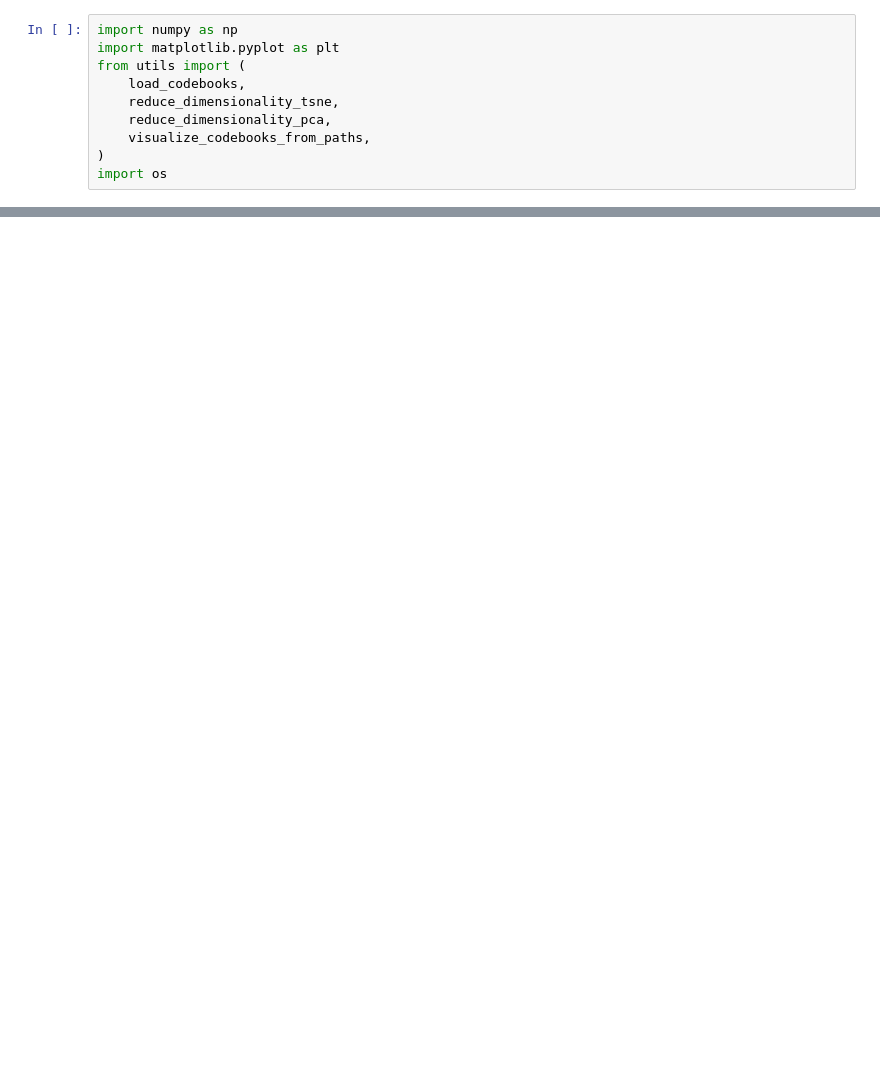
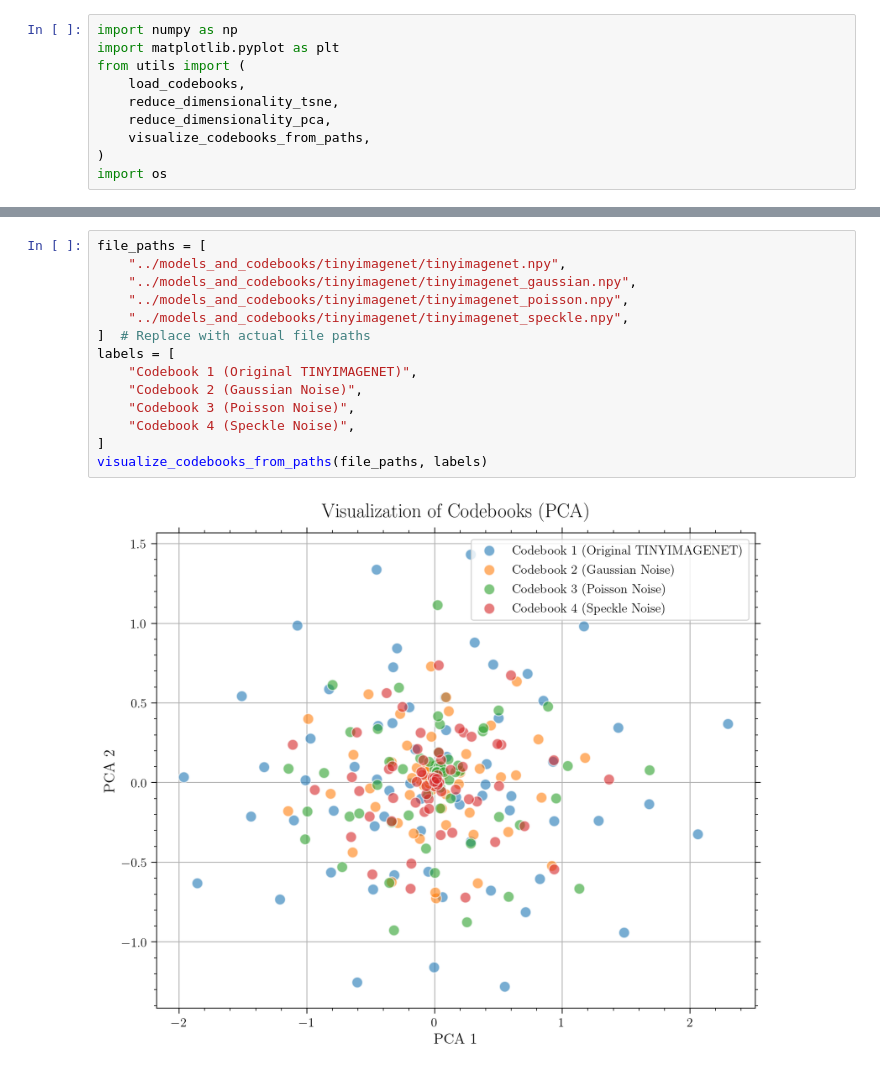
Before and after one commit to ravioli1369/vqvae, a Jupyter notebook: vqvae/combined.ipynb, the cells around one changed output, grey strips where cells are left out. Cells and saved outputs as stored; diff of their text form; blank space fills up the shorter version.

Commit message:
tiny image net

```diff
--- a/vqvae/combined.ipynb
+++ b/vqvae/combined.ipynb
@@ -32,0 +32,16 @@ visualize_codebooks_from_paths(file_paths, labels)
+# %%
+file_paths = [
+    "../models_and_codebooks/tinyimagenet/tinyimagenet.npy",
+    "../models_and_codebooks/tinyimagenet/tinyimagenet_gaussian.npy",
+    "../models_and_codebooks/tinyimagenet/tinyimagenet_poisson.npy",
+    "../models_and_codebooks/tinyimagenet/tinyimagenet_speckle.npy",
+]  # Replace with actual file paths
+labels = [
+    "Codebook 1 (Original TINYIMAGENET)",
+    "Codebook 2 (Gaussian Noise)",
+    "Codebook 3 (Poisson Noise)",
+    "Codebook 4 (Speckle Noise)",
+]
+visualize_codebooks_from_paths(file_paths, labels)
+# %% [output]
+[figure, added]
```
Also changed, not shown: parts of 3 cells of this notebook, 13 other files.
